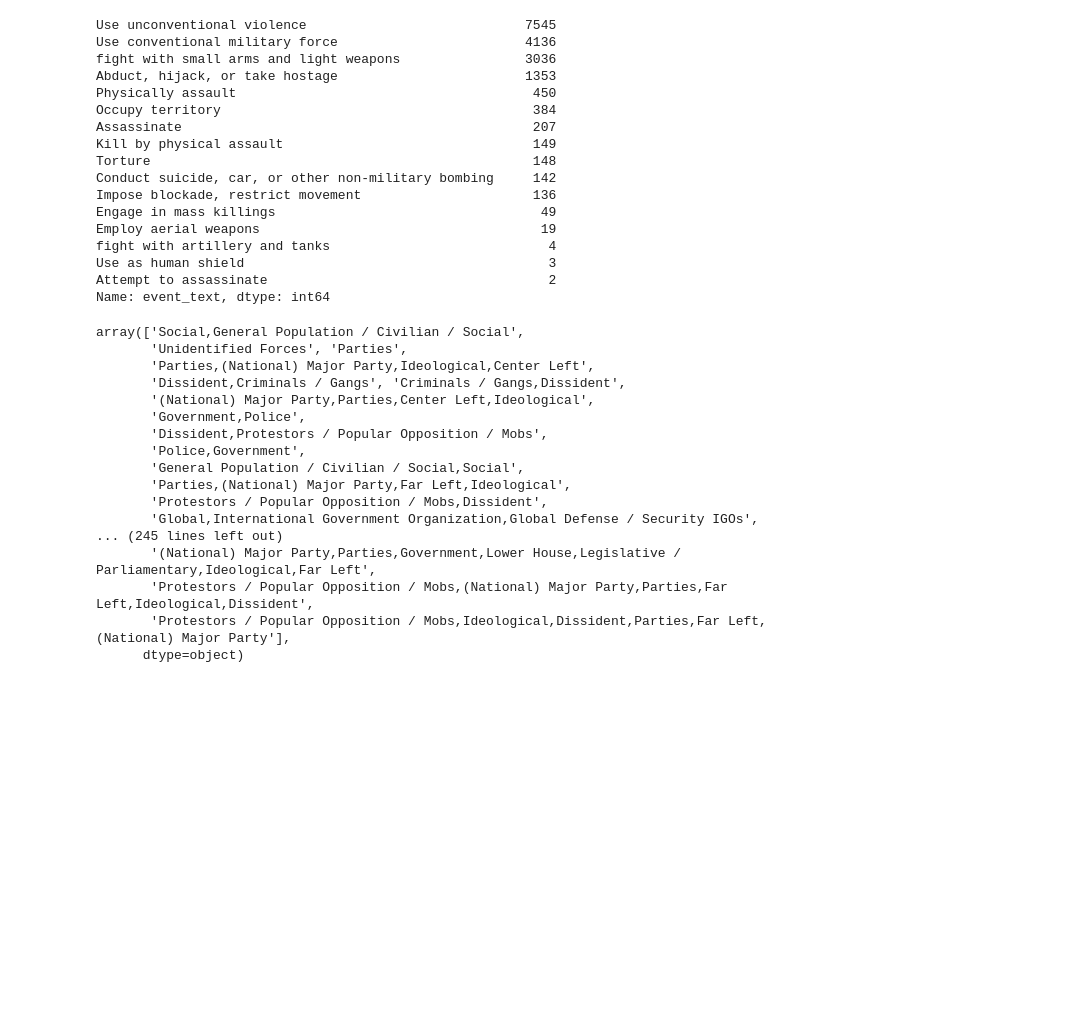
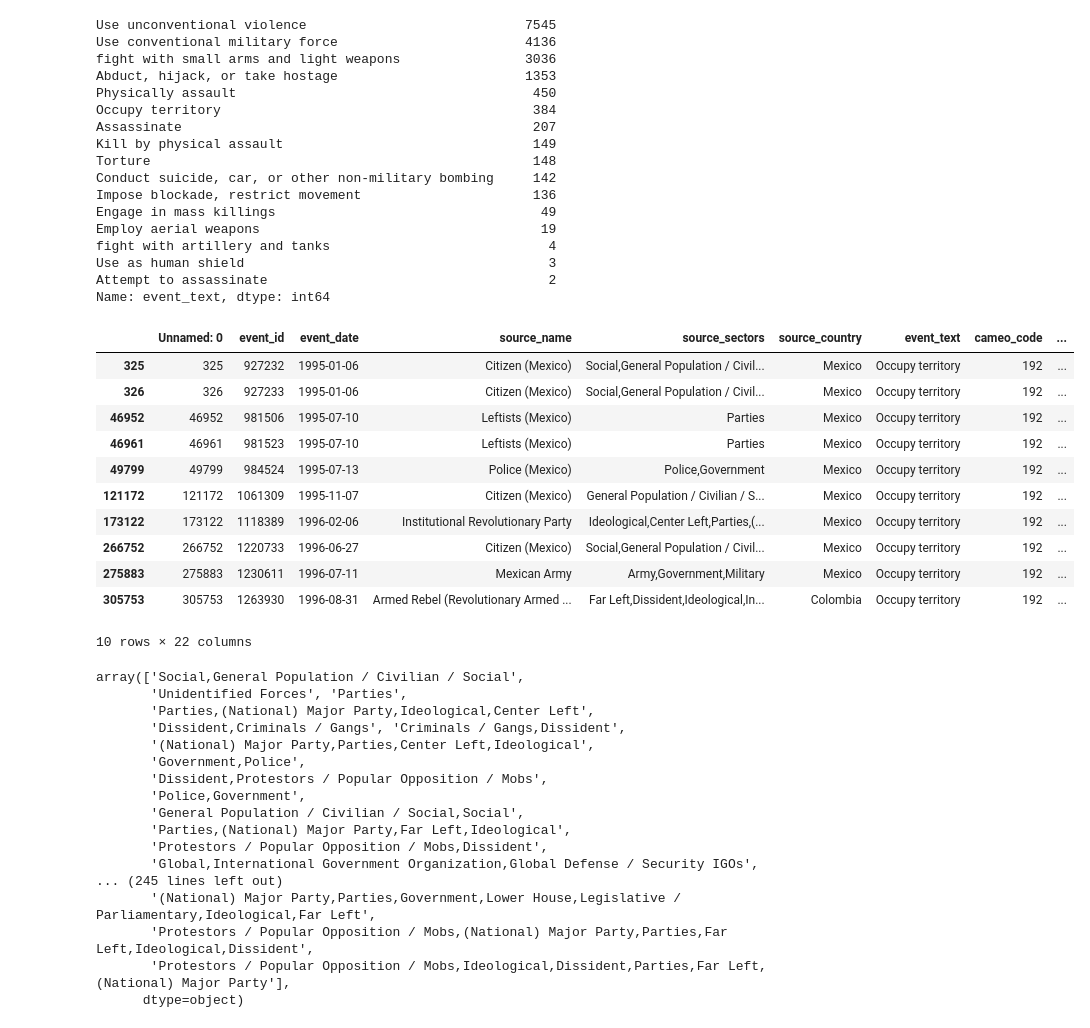
Before and after one commit to eporourke/mapping-mexico, a Jupyter notebook: notebooks/step3_mex_icews_violence.ipynb, the cells around one changed output. Saved outputs shown, nothing was run; the diff lists cells and outputs as text; code cells hidden in the pictures; blank space fills up the shorter version.

Commit message:
source_sector cleaning

```diff
--- a/notebooks/step3_mex_icews_violence.ipynb
+++ b/notebooks/step3_mex_icews_violence.ipynb
@@ -83,6 +83,23 @@ fight with artillery and tanks                            4
 Use as human shield                                       3
 Attempt to assassinate                                    2
 Name: event_text, dtype: int64
+# %%
+#viewing different events to see major sources of event activities
+mex_occupy = mex_180.loc[mex_180["event_text"].isin(['Occupy territory'])]
+mex_occupy.head(10)
+# %% [output]
+|  | Unnamed: 0 | event_id | event_date | source_name | source_sectors | source_country | event_text | cameo_code | ... |
+| 325 | 325 | 927232 | 1995-01-06 | Citizen (Mexico) | Social,General Population / Civil... | Mexico | Occupy territory | 192 | ... |
+| 326 | 326 | 927233 | 1995-01-06 | Citizen (Mexico) | Social,General Population / Civil... | Mexico | Occupy territory | 192 | ... |
+| 46952 | 46952 | 981506 | 1995-07-10 | Leftists (Mexico) | Parties | Mexico | Occupy territory | 192 | ... |
+| 46961 | 46961 | 981523 | 1995-07-10 | Leftists (Mexico) | Parties | Mexico | Occupy territory | 192 | ... |
+| 49799 | 49799 | 984524 | 1995-07-13 | Police (Mexico) | Police,Government | Mexico | Occupy territory | 192 | ... |
+| 121172 | 121172 | 1061309 | 1995-11-07 | Citizen (Mexico) | General Population / Civilian / S... | Mexico | Occupy territory | 192 | ... |
+| 173122 | 173122 | 1118389 | 1996-02-06 | Institutional Revolutionary Party | Ideological,Center Left,Parties,(... | Mexico | Occupy territory | 192 | ... |
+| 266752 | 266752 | 1220733 | 1996-06-27 | Citizen (Mexico) | Social,General Population / Civil... | Mexico | Occupy territory | 192 | ... |
+| 275883 | 275883 | 1230611 | 1996-07-11 | Mexican Army | Army,Government,Military | Mexico | Occupy territory | 192 | ... |
+| 305753 | 305753 | 1263930 | 1996-08-31 | Armed Rebel (Revolutionary Armed ... | Far Left,Dissident,Ideological,In... | Colombia | Occupy territory | 192 | ... |
+10 rows × 22 columns
 # %%
 #explore source sectors for consolidation
 mex_180["source_sectors"].unique()
```
Also changed, not shown: parts of 5 cells of this notebook.
